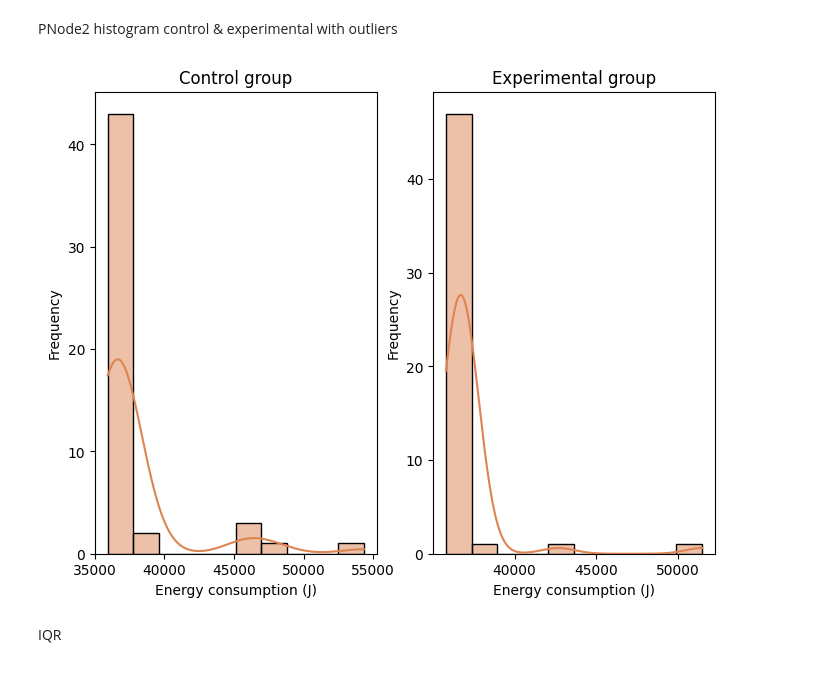
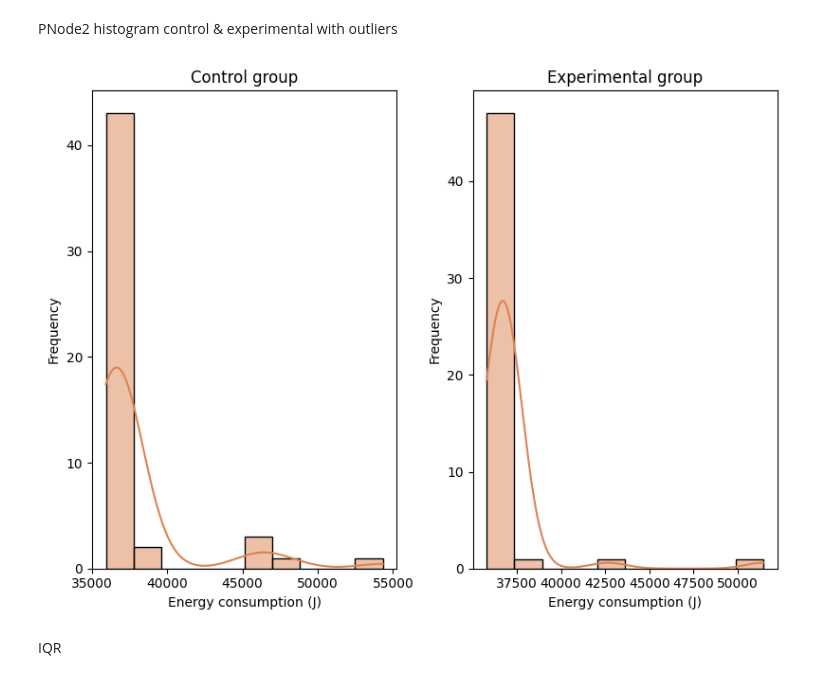
Before and after one commit to Flavio8699/ms-thesis-replication-package, a Jupyter notebook: replication-package-RQ3/Efficiency/efficiency-analysis.ipynb, the cells around one changed output. Cells and saved outputs as stored; diff of their text form; code cells hidden in the pictures.

```diff
--- a/replication-package-RQ3/Efficiency/efficiency-analysis.ipynb
+++ b/replication-package-RQ3/Efficiency/efficiency-analysis.ipynb
@@ -327,24 +328,25 @@ PNode2 histogram control & experimental with outliers
 # %%
 plt.figure(figsize=(8, 6))
 
 plt.subplot(1, 2, 1)
 sns.histplot(node2[node2['group'] == 'control']
              ['cicd_server_joules_consumption'], color=colors[1], kde=True, bins=10)
 plt.xlabel('Energy consumption (J)')
 plt.ylabel('Frequency')
 plt.title('Control group')
 
 plt.subplot(1, 2, 2)
 sns.histplot(node2[node2['group'] == 'experimental']
              ['cicd_server_joules_consumption'], color=colors[1], kde=True, bins=10)
 plt.xlabel('Energy consumption (J)')
 plt.ylabel('Frequency')
 plt.title('Experimental group')
 
+plt.tight_layout()
 plt.savefig(f'pnode-2-hist-with-outliers.pdf', dpi=300)
 plt.show()
 # %% [output]
-[figure, old version]
+[figure, new version]
 # %% [markdown]
 IQR
 # %%
```
Also changed, not shown: parts of 3 cells of this notebook.
